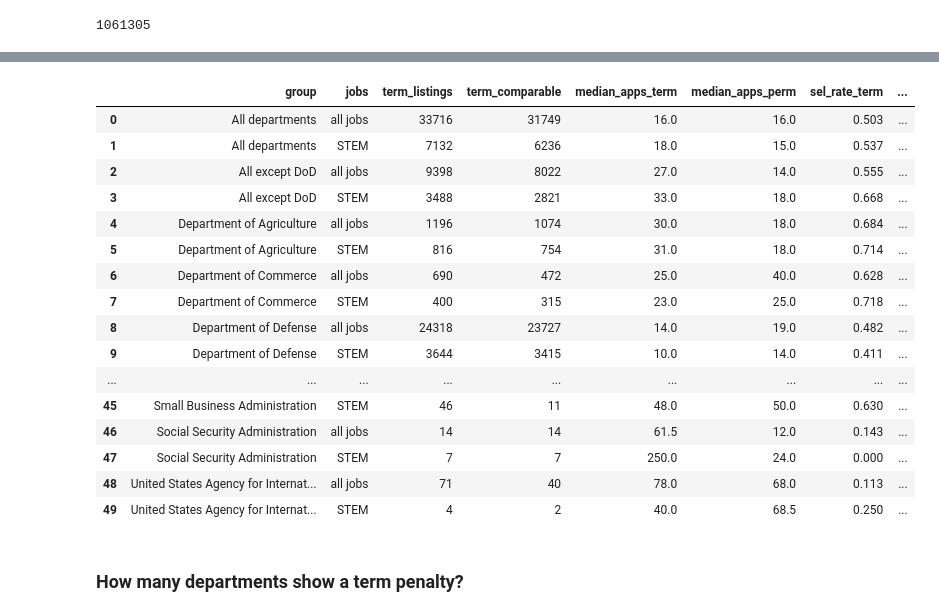
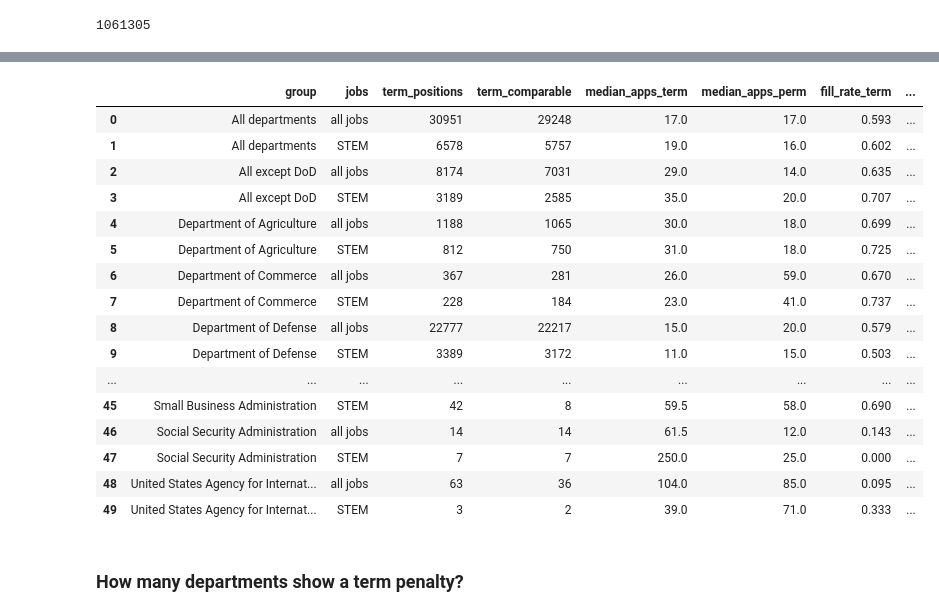
Before and after one commit to abigailhaddad/2210, a Jupyter notebook: hiring_outcomes_analysis.ipynb, the cells around one changed output, grey strips where cells are left out. Drawn from its saved outputs; the diff is of its cells as text; code cells hidden in the pictures.

```diff
--- a/hiring_outcomes_analysis.ipynb
+++ b/hiring_outcomes_analysis.ipynb
@@ -110,13 +114,17 @@ def prepare(df):
     df = df[df.open <= LAST_MATURE_OPEN_DATE].copy()
     df["appt"] = [appointment_group(t, l) for t, l in zip(df.Appointment_Type, df.Appointment_Type_List)]
     df["sel"] = (df.Selection_Made_off_this_Job_Announcement == "Yes").astype(int)
-    df["sel_any"] = ((df.sel == 1) | (df.Selection_Made_through_Separate_Announcement == "Yes")).astype(int)
+    usas = df.Source == "USA_Staffing"
+    df["filled"] = np.where(usas, (df.Selection_Made_through_Separate_Announcement == "Yes").astype(float), np.nan)
+    if ((df.sel == 1) & usas & (df.filled == 0)).any():
+        raise ValueError("Found USA Staffing announcements with a selection but filled == 0; the flag doesn't mean what we assume")
     df["series_grade"] = df.Job_Series_Number.str.strip("'") + "|" + df.Pay_Plan + "-" + df.Grade.str.strip("'")
     df["ab"] = df.Agency + "|" + df.Bureau.fillna("(none)")
     df["sg_ab"] = df.series_grade + "|" + df.ab
     df["fy"] = df.Announcement_Open_Date_FY
     df["anntype"] = df.Announcement_Type.str.upper().str.strip()
     df["apps"] = pd.to_numeric(df.Total_Applications, errors="coerce")
+    df["public"] = df.anntype.str.contains("DE|DELEGATED|PUBLIC", regex=True).astype(int)
     df["term"] = (df.appt == "Term").astype(int)
     df["temp_mix"] = (df.appt == "Multiple incl. Temporary").astype(int)
     return df
@@ -131,0 +160,2 @@ len(df)
+# %%
+pos = to_positions(df)
@@ -264,75 +272,80 @@ def is_stem(series):
 
 
 def identified_term(sub):
-    """Term listings in series x grade x bureau cells that also have permanent listings (the ones the FE model compares)."""
+    """Term rows in series x grade x bureau cells that also have permanent rows (the ones the FE model compares)."""
     perm_cells = sub.loc[(sub.term == 0) & (sub.temp_mix == 0), "sg_ab"].unique()
     return int(((sub.term == 1) & sub.sg_ab.isin(perm_cells)).sum())
 
 
-def term_gap(sub, cluster, control_apps):
+def term_gap(sub, y, cluster, control_apps):
     """Term coefficient from the main FE spec, optionally controlling for log applications."""
     x = "term + temp_mix" if sub.temp_mix.sum() > 0 else "term"
     if control_apps:
         x += " + np.log1p(apps)"
-    t = pf.feols(f"sel ~ {x} | sg_ab + fy + anntype", data=sub, vcov={"CRV1": cluster}).tidy()
+    t = pf.feols(f"{y} ~ {x} | sg_ab + fy + anntype", data=sub, vcov={"CRV1": cluster}).tidy()
     return t.loc["term", "Estimate"], t.loc["term", "Std. Error"]
 
 
-def applicant_share_row(name, sub, cluster):
-    """Term gap with and without the applications control for one group, all jobs and STEM."""
+def applicant_share_row(name, sub, old_sub, cluster):
+    """Fill rates, term gap with and without the applications control, and the old per-announcement gap; all jobs and STEM."""
     rows = []
-    for jobs, s in [("all jobs", sub), ("STEM", sub[is_stem(sub.Job_Series_Number)])]:
+    for jobs, s, o in [("all jobs", sub, old_sub), ("STEM", sub[is_stem(sub.Job_Series_Number)], old_sub[is_stem(old_sub.Job_Series_Number)])]:
+        perm = (s.term == 0) & (s.temp_mix == 0)
         r = dict(
             group=name,
             jobs=jobs,
-            term_listings=int(s.term.sum()),
+            term_positions=int(s.term.sum()),
             term_comparable=identified_term(s),
             median_apps_term=s.loc[s.term == 1, "apps"].median(),
-            median_apps_perm=s.loc[(s.term == 0) & (s.temp_mix == 0), "apps"].median(),
-            sel_rate_term=s.loc[s.term == 1, "sel"].mean(),
-            sel_rate_perm=s.loc[(s.term == 0) & (s.temp_mix == 0), "sel"].mean(),
+            median_apps_perm=s.loc[perm, "apps"].median(),
+            fill_rate_term=s.loc[s.term == 1, "filled"].mean(),
+            fill_rate_perm=s.loc[perm, "filled"].mean(),
         )
         if r["term_comparable"] >= MIN_IDENTIFIED_TERM:
-            r["gap"], r["gap_se"] = term_gap(s, cluster, control_apps=False)
-            r["gap_ctrl_apps"], r["gap_ctrl_apps_se"] = term_gap(s, cluster, control_apps=True)
+            r["gap"], r["gap_se"] = term_gap(s, "filled", cluster, control_apps=False)
+            r["gap_ctrl_apps"], r["gap_ctrl_apps_se"] = term_gap(s, "filled", cluster, control_apps=True)
+        if identified_term(o) >= MIN_IDENTIFIED_TERM:
+            r["old_gap"], r["old_gap_se"] = term_gap(o, "sel", cluster, control_apps=False)
         rows.append(r)
     return rows
 
 
-def applicant_share(df):
-    """Applicant-share table for all departments, all except DoD, and each department."""
-    m = df[df.appt.isin(GROUPS)]
-    rows = applicant_share_row("All departments", m, "ab")
-    rows += applicant_share_row("All except DoD", m[m.Agency != "Department of Defense"], "ab")
-    for agency in sorted(m.Agency.unique()):
-        rows += applicant_share_row(agency, m[m.Agency == agency], "sg_ab")
+def applicant_share(df, pos):
+    """Department table for all departments, all except DoD, and each department."""
+    m = pos[pos.appt.isin(GROUPS)]
+    o = df[df.appt.isin(GROUPS)]
+    dod = "Department of Defense"
+    rows = applicant_share_row("All departments", m, o, "ab")
+    rows += applicant_share_row("All except DoD", m[m.Agency != dod], o[o.Agency != dod], "ab")
+    for agency in sorted(o.Agency.unique()):
+        rows += applicant_share_row(agency, m[m.Agency == agency], o[o.Agency == agency], "sg_ab")
     res = pd.DataFrame(rows)
     res["sig_negative"] = res.gap + 1.96 * res.gap_se < 0
     res["sig_positive"] = res.gap - 1.96 * res.gap_se > 0
     res["share_explained_by_apps"] = (1 - res.gap_ctrl_apps / res.gap).where(res.sig_negative | res.sig_positive)
     return res
 
 
-shares = applicant_share(df)
+shares = applicant_share(df, pos)
 shares.round(3)
 # %% [output]
-|  | group | jobs | term_listings | term_comparable | median_apps_term | median_apps_perm | sel_rate_term | ... |
-| 0 | All departments | all jobs | 33716 | 31749 | 16.0 | 16.0 | 0.503 | ... |
-| 1 | All departments | STEM | 7132 | 6236 | 18.0 | 15.0 | 0.537 | ... |
-| 2 | All except DoD | all jobs | 9398 | 8022 | 27.0 | 14.0 | 0.555 | ... |
-| 3 | All except DoD | STEM | 3488 | 2821 | 33.0 | 18.0 | 0.668 | ... |
-| 4 | Department of Agriculture | all jobs | 1196 | 1074 | 30.0 | 18.0 | 0.684 | ... |
-| 5 | Department of Agriculture | STEM | 816 | 754 | 31.0 | 18.0 | 0.714 | ... |
-| 6 | Department of Commerce | all jobs | 690 | 472 | 25.0 | 40.0 | 0.628 | ... |
-| 7 | Department of Commerce | STEM | 400 | 315 | 23.0 | 25.0 | 0.718 | ... |
-| 8 | Department of Defense | all jobs | 24318 | 23727 | 14.0 | 19.0 | 0.482 | ... |
-| 9 | Department of Defense | STEM | 3644 | 3415 | 10.0 | 14.0 | 0.411 | ... |
+|  | group | jobs | term_positions | term_comparable | median_apps_term | median_apps_perm | fill_rate_term | ... |
+| 0 | All departments | all jobs | 30951 | 29248 | 17.0 | 17.0 | 0.593 | ... |
+| 1 | All departments | STEM | 6578 | 5757 | 19.0 | 16.0 | 0.602 | ... |
+| 2 | All except DoD | all jobs | 8174 | 7031 | 29.0 | 14.0 | 0.635 | ... |
+| 3 | All except DoD | STEM | 3189 | 2585 | 35.0 | 20.0 | 0.707 | ... |
+| 4 | Department of Agriculture | all jobs | 1188 | 1065 | 30.0 | 18.0 | 0.699 | ... |
+| 5 | Department of Agriculture | STEM | 812 | 750 | 31.0 | 18.0 | 0.725 | ... |
+| 6 | Department of Commerce | all jobs | 367 | 281 | 26.0 | 59.0 | 0.670 | ... |
+| 7 | Department of Commerce | STEM | 228 | 184 | 23.0 | 41.0 | 0.737 | ... |
+| 8 | Department of Defense | all jobs | 22777 | 22217 | 15.0 | 20.0 | 0.579 | ... |
+| 9 | Department of Defense | STEM | 3389 | 3172 | 11.0 | 15.0 | 0.503 | ... |
 | ... | ... | ... | ... | ... | ... | ... | ... | ... |
-| 45 | Small Business Administration | STEM | 46 | 11 | 48.0 | 50.0 | 0.630 | ... |
+| 45 | Small Business Administration | STEM | 42 | 8 | 59.5 | 58.0 | 0.690 | ... |
 | 46 | Social Security Administration | all jobs | 14 | 14 | 61.5 | 12.0 | 0.143 | ... |
-| 47 | Social Security Administration | STEM | 7 | 7 | 250.0 | 24.0 | 0.000 | ... |
-| 48 | United States Agency for Internat... | all jobs | 71 | 40 | 78.0 | 68.0 | 0.113 | ... |
-| 49 | United States Agency for Internat... | STEM | 4 | 2 | 40.0 | 68.5 | 0.250 | ... |
+| 47 | Social Security Administration | STEM | 7 | 7 | 250.0 | 25.0 | 0.000 | ... |
+| 48 | United States Agency for Internat... | all jobs | 63 | 36 | 104.0 | 85.0 | 0.095 | ... |
+| 49 | United States Agency for Internat... | STEM | 3 | 2 | 39.0 | 71.0 | 0.333 | ... |
 # %% [markdown]
 ### How many departments show a term penalty?
 # %%
```
Also changed, not shown: parts of 16 cells of this notebook, 1 other file.
